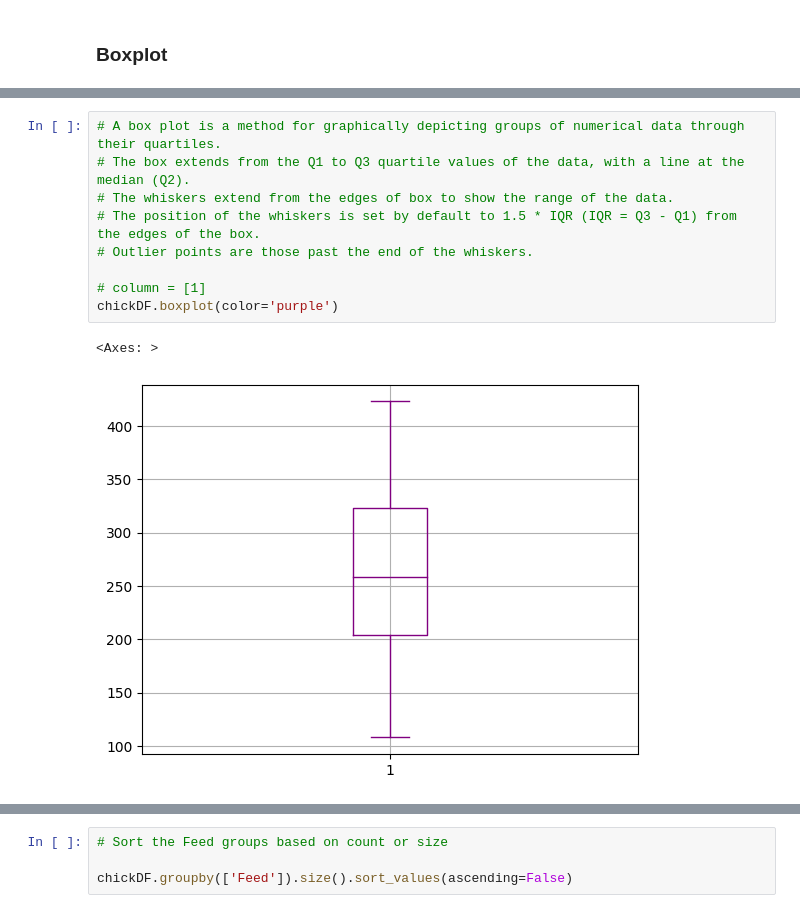
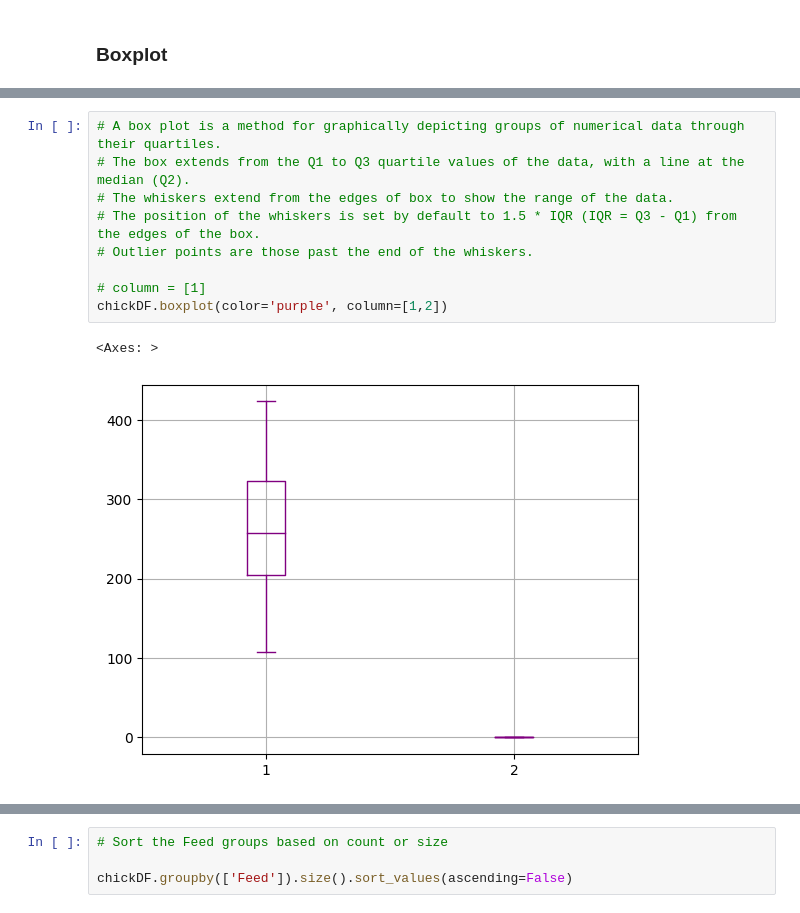
Before and after one commit to bforoura/IDS, a Jupyter notebook: Chapter3.ipynb, the cells around one changed output, grey strips where cells are left out. Drawn from its saved outputs; the diff is of its cells as text.

```diff
--- a/Chapter3.ipynb
+++ b/Chapter3.ipynb
@@ -208,15 +209,15 @@ chickDF.describe()
 # %%
 # A box plot is a method for graphically depicting groups of numerical data through their quartiles.
 # The box extends from the Q1 to Q3 quartile values of the data, with a line at the median (Q2).
 # The whiskers extend from the edges of box to show the range of the data.
 # The position of the whiskers is set by default to 1.5 * IQR (IQR = Q3 - Q1) from the edges of the box.
 # Outlier points are those past the end of the whiskers.
 
 # column = [1]
-chickDF.boxplot(color='purple')
+chickDF.boxplot(color='purple', column=[1,2])
 # %% [output]
 <Axes: >
-[figure, old version]
+[figure, new version]
 # %%
 # Let's name our dataframe columns
 
```
Also changed, not shown: parts of 7 cells of this notebook.
